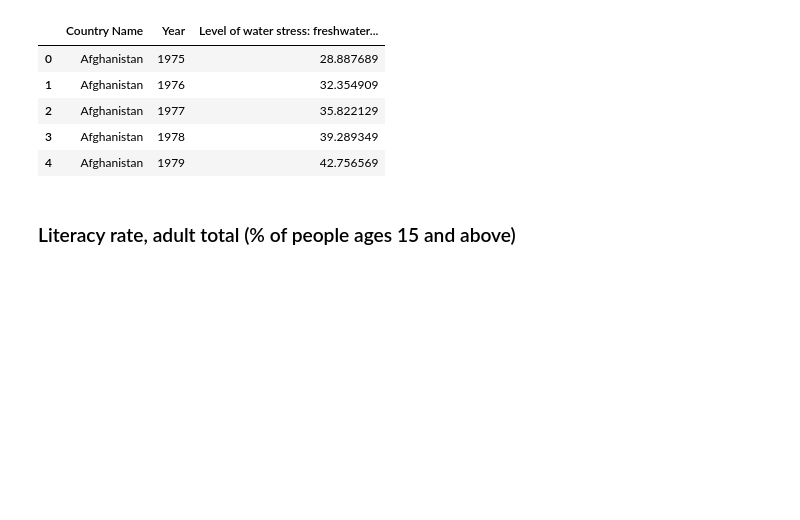
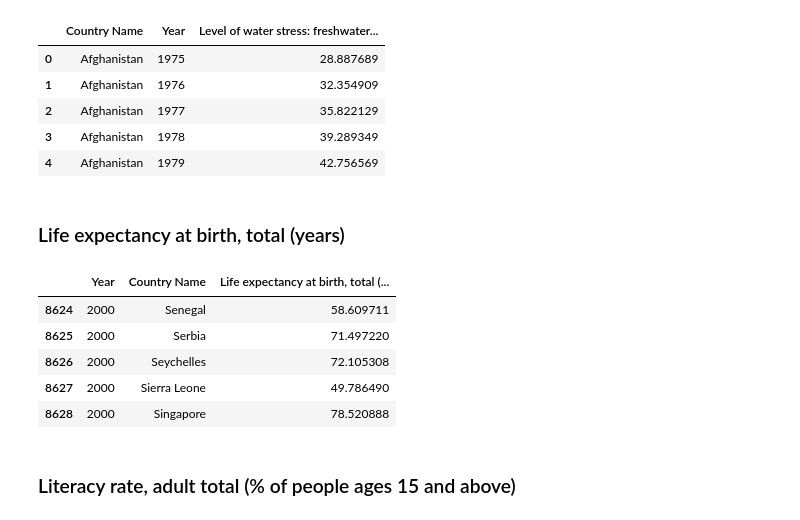
Before and after one commit to Nolhandm/Trabajo-de-Maestria, a Jupyter notebook: Objetivo 1 - Integracion de datos/Integracion_de_datos_Trabajo_de_Maestria.ipynb, the cells around one changed output. Cells and saved outputs as stored; diff of their text form; code cells hidden in the pictures; blank space fills up the shorter version.

```diff
--- a/Objetivo 1 - Integracion de datos/Integracion_de_datos_Trabajo_de_Maestria.ipynb
+++ b/Objetivo 1 - Integracion de datos/Integracion_de_datos_Trabajo_de_Maestria.ipynb
@@ -981,6 +981,33 @@ level_of_water_stress.head()
 | 2 | Afghanistan | 1977 | 35.822129 |
 | 3 | Afghanistan | 1978 | 39.289349 |
 | 4 | Afghanistan | 1979 | 42.756569 |
+# %% [markdown]
+### Life expectancy at birth, total (years)
+# %%
+#Life expectancy at birth, total (years)
+url = "https://github.com/Nolhandm/Trabajo-de-Maestria/raw/refs/heads/main/Objetivo%202%20-%20Limpieza%20y%20selecion%20de%20caracteristicas/Datasets/Life%20expectancy%20at%20birth,%20total%20(years)/WHO%20Life%20expectancy.csv"
+life_expectancy = pd.read_csv(url)
+
+# Limpezia del dataset
+life_expectancy = life_expectancy[(life_expectancy['DIM_SEX'] == 'TOTAL')]
+cols_to_drop = life_expectancy.columns.drop(["DIM_TIME","GEO_NAME_SHORT","AMOUNT_N"])
+life_expectancy.drop(columns=cols_to_drop, inplace=True)
+life_expectancy.rename(columns={"GEO_NAME_SHORT": "Country Name","DIM_TIME":"Year","AMOUNT_N":"Life expectancy at birth, total (years)"}, inplace=True)
+
+life_expectancy['Country Name'] = life_expectancy['Country Name'].replace(country_name_map)
+
+# Add the dataset to the list
+new_datas["Life expectancy at birth, total (years)"] = life_expectancy
+
+# Verificar la forma
+life_expectancy.head()
+# %% [output]
+|  | Year | Country Name | Life expectancy at birth, total (... |
+| 8624 | 2000 | Senegal | 58.609711 |
+| 8625 | 2000 | Serbia | 71.497220 |
+| 8626 | 2000 | Seychelles | 72.105308 |
+| 8627 | 2000 | Sierra Leone | 49.786490 |
+| 8628 | 2000 | Singapore | 78.520888 |
 # %% [markdown]
 ### Literacy rate, adult total (% of people ages 15 and above)
 # %%
```
Also changed, not shown: parts of 1 cell of this notebook.
